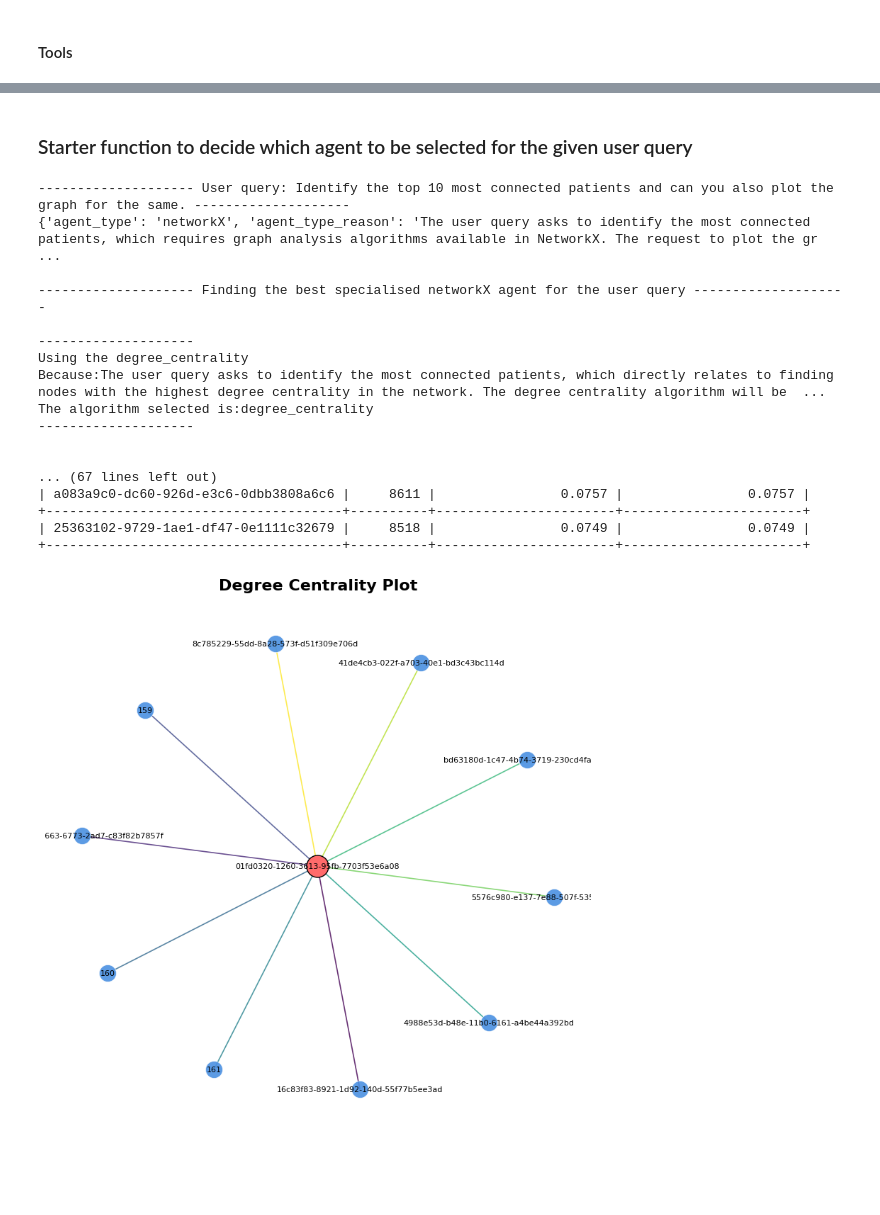
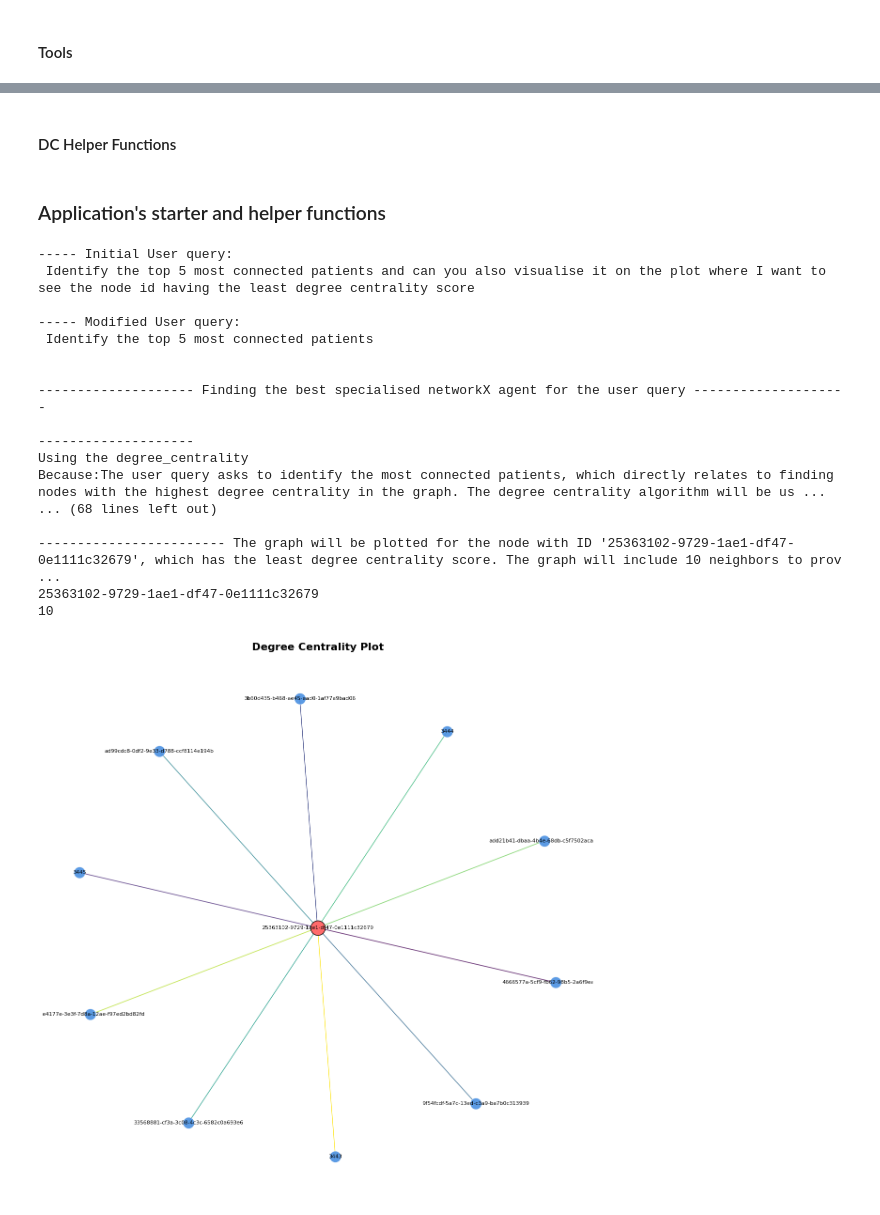
Before and after one commit to GurneeshBudhiraja/ArangoDB-Hackathon, a Jupyter notebook: main.ipynb, the cells around one changed output, grey strips where cells are left out. Saved outputs shown, nothing was run; the diff lists cells and outputs as text; code cells hidden in the pictures; blank space fills up the shorter version.

Commit message:
feat: complete the degree centrality agent

```diff
--- a/main.ipynb
+++ b/main.ipynb
@@ -551,6 +551,12 @@ class DC_QueryParserSchema(BaseModel):
 
 class DC_QueryGenerator(BaseModel):
   aql_query: str = Field(default="", description="AQL query to execute")
+
+
+class Dc_GetGraphSchema(BaseModel):
+  node_id: str = Field(default=None, description="Node id to plot the graph of. If nothing has been mentioned about the node_id select the id with the highest score or return None")
+  num_neighbors: int = Field(default=10, description="Number of neighbors to include in the graph.")
+  message: str = Field(default="", description="This is the message that will be shown to the user about the type of graph you are plotting Make sure this message is complete and gives the idea to the user for which node id and number of neighbors the graph is being plotted for. Keep it as verbose as possible for the end user.")
 # %% [markdown]
 #### Tools
 # %%
@@ -852,10 +750,15 @@ def degree_centrality_agent(user_query:str):
   """
   tools = [dc_query_parser, dc_aql_query_generator,dc_graph_builder,dc_calculate_degree_centrality]
 
+  # model = init_chat_model(
+  #   model=MISTRAL_LARGE,
+  #   api_key= MISTRAL_API_KEY,
+  #   model_provider="mistralai"
+  # )
   model = init_chat_model(
-    model=MISTRAL_LARGE,
-    api_key= MISTRAL_API_KEY,
-    model_provider="mistralai"
+    model=GPT_4O,
+    api_key= OPENAI_API_KEY,
+    model_provider="openai"
   )
   agent_executor = create_react_agent(
     model=model,
@@ -880,5 +783,5 @@ def degree_centrality_agent(user_query:str):
 
   dc_agent_response = agent_executor.invoke({"messages":[HumanMessage(content=user_query)] })
   return dc_agent_response
-# %% [markdown]
-### Starter function to decide which agent to be selected for the given user query
+# %% [markdown]
+#### DC Helper Functions
@@ -885,3 +944,5 @@ def degree_centrality_agent(user_query:str):
+# %% [markdown]
+### Application's starter and helper functions
 # %%
 def main(user_query:str):
 
@@ -905,7 +966,7 @@ def main(user_query:str):
     is_visualisation_asked:bool = Field(description="Whether the user wants to visualise the answer or not.", default=False)
 
     # modified query
-    modified_query:str = Field(description="If the user has asked the visualisation of some sort of answer then remove the visualisation part from the user query and only return the initial user query without the visualisation.", default=user_query)
+    modified_query:str = Field(description="If the user has asked the visualisation of some sort of answer then remove the visualisation part from the user query and only return the initial user query without the content that mentions anything about plotting, visualisation, graph or anything that points to some sort of plotting/visualisation of the end data.", default=user_query)
 
 
   # LLM Parser
@@ -978,11 +1039,13 @@ try:
   while not user_query:
     user_query = input("Enter the user query: ").strip()
 
-  print("\n-------------------- User query:", user_query,"--------------------")
+
 
   response = main(user_query=user_query)
-  print(response)
   agent_type = response["agent_type"]
+
+  print("\n----- Initial User query:\n", user_query)
+  print("\n----- Modified User query:\n", response["modified_query"],"\n")
 
   # Matches the agent type
   match agent_type:
@@ -1002,45 +1065,48 @@ try:
       # Another LLM call to decide what specialised agent to go for within NetworkX
       specialised_agent_response = get_specialised_networkX_agent(user_query=response["modified_query"])
 
       print("\n--------------------")
       print(f"Using the {specialised_agent_response['specialised_agent']}\nBecause:{specialised_agent_response['specialised_agent_reason']}\nThe algorithm selected is:{specialised_agent_response['algorithm']}")
       print("--------------------\n")
 
+      # Agent for the Degree Centrality
       if specialised_agent_response["specialised_agent"] == "degree_centrality":
         degree_centrality_agent_response = degree_centrality_agent(user_query=response["modified_query"])
         print("\n-------------------- Degree Centrality Agent Response: --------------------")
         pprint.pprint((degree_centrality_agent_response["messages"][-1]).content)
+
+        # Shows the degree centrality verification results
         dc_verify()
+
         # Plots the graph
         if(response["is_visualisation_asked"]):
-          # TODO: will use AI to handle dynamic plot requests
-          dc_plot_visualisation()
-        # Shows the verification results
+          # Function to plot the graph dynamically based on the user query and degree_centrality_agent_response
+          dc_get_graph(user_query=user_query, dc_agent_response=degree_centrality_agent_response)
 
       else:
         print("The agent is not completed yet.")
 
     case _:
       print(response["not_relevant_message"])
 except Exception as e:
   print(e)
   print("Something went wrong. Please try again later.")
 # %% [output]
--------------------- User query: Identify the top 10 most connected patients and can you also plot the graph for the same. --------------------
-{'agent_type': 'networkX', 'agent_type_reason': 'The user query asks to identify the most connected patients, which requires graph analysis algorithms available in NetworkX. The request to plot the gr ...
+----- Initial User query:
+ Identify the top 5 most connected patients and can you also visualise it on the plot where I want to see the node id having the least degree centrality score
+
+----- Modified User query:
+ Identify the top 5 most connected patients
+
 
 -------------------- Finding the best specialised networkX agent for the user query --------------------
 
 --------------------
 Using the degree_centrality
-Because:The user query asks to identify the most connected patients, which directly relates to finding nodes with the highest degree centrality in the network. The degree centrality algorithm will be  ...
-The algorithm selected is:degree_centrality
---------------------
+Because:The user query asks to identify the most connected patients, which directly relates to finding nodes with the highest degree centrality in the graph. The degree centrality algorithm will be us ...
+... (68 lines left out)
 
-
-... (67 lines left out)
-| a083a9c0-dc60-926d-e3c6-0dbb3808a6c6 |     8611 |                0.0757 |                0.0757 |
-+--------------------------------------+----------+-----------------------+-----------------------+
-| 25363102-9729-1ae1-df47-0e1111c32679 |     8518 |                0.0749 |                0.0749 |
-+--------------------------------------+----------+-----------------------+-----------------------+
+------------------------ The graph will be plotted for the node with ID '25363102-9729-1ae1-df47-0e1111c32679', which has the least degree centrality score. The graph will include 10 neighbors to prov ...
+25363102-9729-1ae1-df47-0e1111c32679
+10
-[figure, old version]
+[figure, new version]
```
Also changed, not shown: parts of 6 cells of this notebook.
